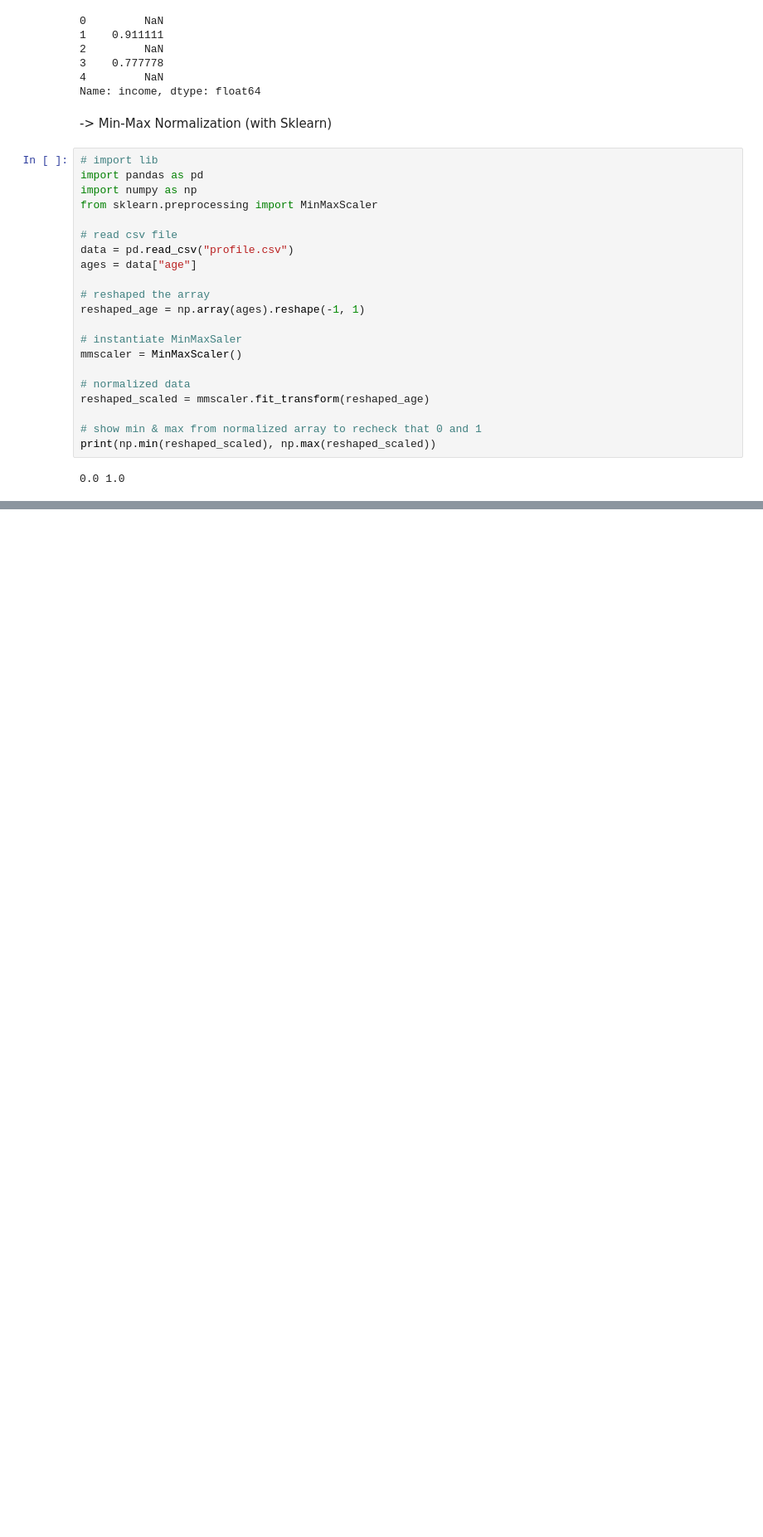
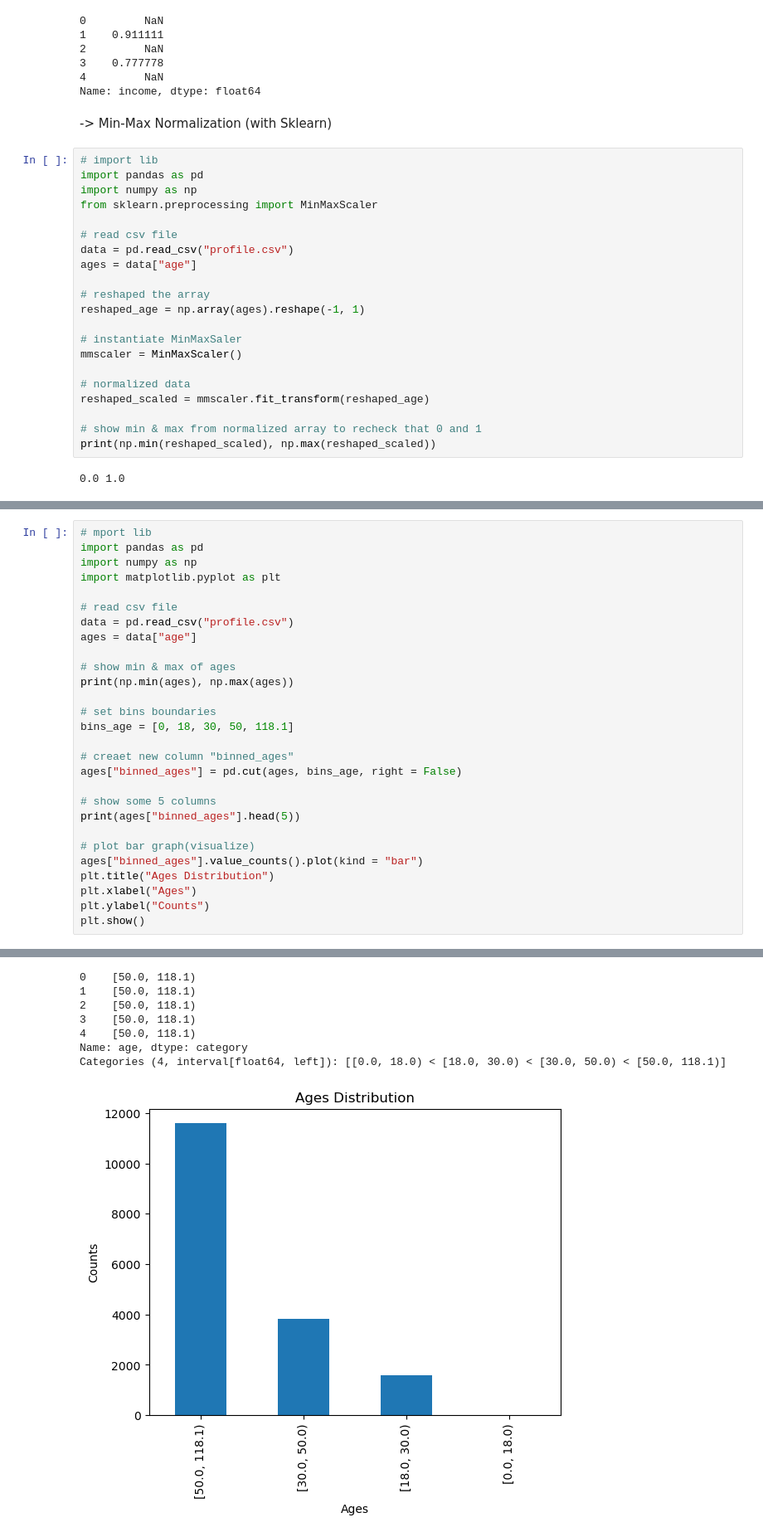
Before and after one commit to 1am8anana/Practices, a Jupyter notebook: [EXP_FeatureEngineering]/NumericalTransformation.ipynb, the cells around one changed output, grey strips where cells are left out. Shown at 83% size. Saved outputs shown, nothing was run; the diff lists cells and outputs as text; blank space fills up the shorter version.

Commit message:
code modify: Binning data

```diff
--- a/[EXP_FeatureEngineering]/NumericalTransformation.ipynb
+++ b/[EXP_FeatureEngineering]/NumericalTransformation.ipynb
@@ -188,0 +193,29 @@ print(np.min(reshaped_scaled), np.max(reshaped_scaled))
+# %%
+# mport lib
+import pandas as pd
+import numpy as np
+import matplotlib.pyplot as plt
+
+# read csv file
+data = pd.read_csv("profile.csv")
+ages = data["age"]
+
+# show min & max of ages
+print(np.min(ages), np.max(ages))
+
+# set bins boundaries
+bins_age = [0, 18, 30, 50, 118.1]
+
+# creaet new column "binned_ages"
+ages["binned_ages"] = pd.cut(ages, bins_age, right = False)
+
+# show some 5 columns
+print(ages["binned_ages"].head(5))
+
+# plot bar graph(visualize)
+ages["binned_ages"].value_counts().plot(kind = "bar")
+plt.title("Ages Distribution")
+plt.xlabel("Ages")
+plt.ylabel("Counts")
+plt.show()
+# %% [output]
@@ -188,0 +227,8 @@ print(np.min(reshaped_scaled), np.max(reshaped_scaled))
+0    [50.0, 118.1)
+1    [50.0, 118.1)
+2    [50.0, 118.1)
+3    [50.0, 118.1)
+4    [50.0, 118.1)
+Name: age, dtype: category
+Categories (4, interval[float64, left]): [[0.0, 18.0) < [18.0, 30.0) < [30.0, 50.0) < [50.0, 118.1)]
+[figure, added]
```
Also changed, not shown: parts of 2 cells of this notebook.
